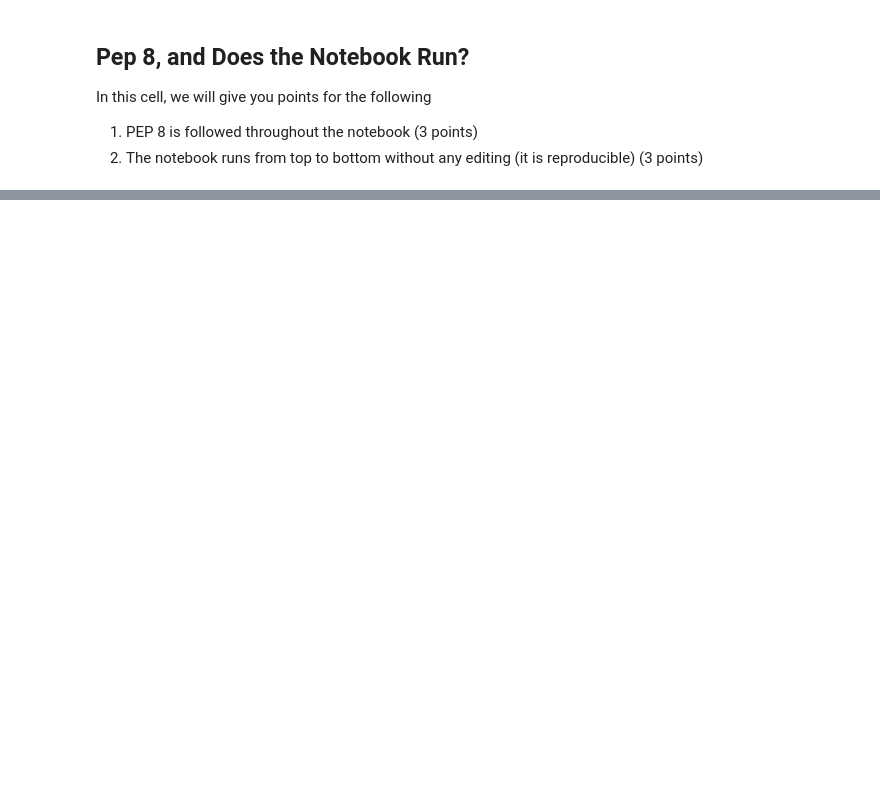
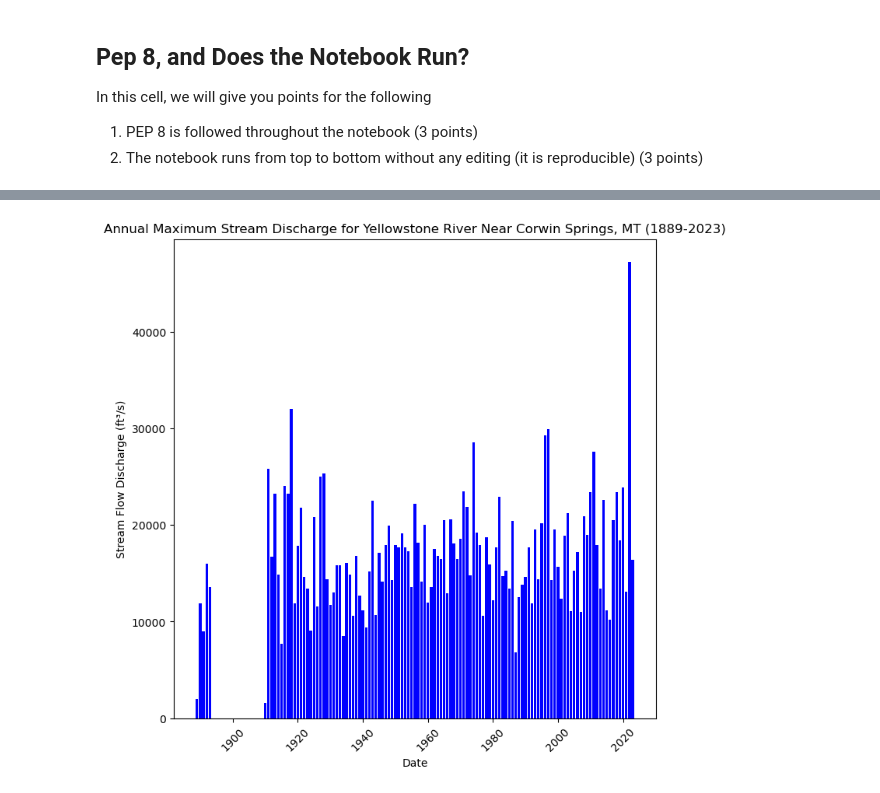
Before and after one commit to finalfemme/time-series-data-finalfemme, a Jupyter notebook: stars-02-time-series.ipynb, the cells around one changed output, grey strips where cells are left out. Saved outputs shown, nothing was run; the diff lists cells and outputs as text; code cells hidden in the pictures; blank space fills up the shorter version.

```diff
--- a/stars-02-time-series.ipynb
+++ b/stars-02-time-series.ipynb
@@ -847,0 +915,6 @@ In this cell, we will give you points for the following
+# %%
+#resample data
+
+yellowstone_annual_max = yellowstone_df[['Discharge (cfs)']].resample('YS').max()
+
+yellowstone_annual_max
@@ -847,0 +936,24 @@ In this cell, we will give you points for the following
+# %%
+# Create figure and plot space
+fig, max_plot = plt.subplots(figsize=(8, 8))
+
+# Add x-axis and y-axis
+max_plot.bar(yellowstone_annual_max.index.year.values,
+       yellowstone_annual_max['Discharge (cfs)'].values,
+       color='blue')
+
+#Set title and labels for axes
+max_plot.set(
+    xlabel='Date',
+    ylabel='Stream Flow Discharge (ft\u00B3/s)',
+    title='Annual Maximum Stream Discharge for Yellowstone River Near '
+    'Corwin Springs, MT (1889-2023)'
+       )
+
+# Rotate tick marks on x-axis
+plt.setp(max_plot.get_xticklabels(), rotation=45)
+
+# Show plot
+plt.show()
+# %% [output]
+[figure, added]
```
Also changed, not shown: parts of 7 cells of this notebook.
